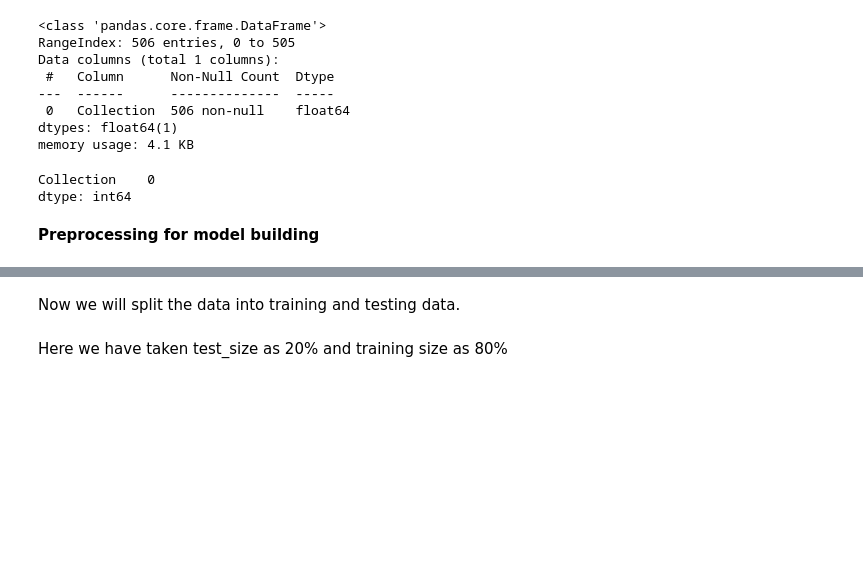
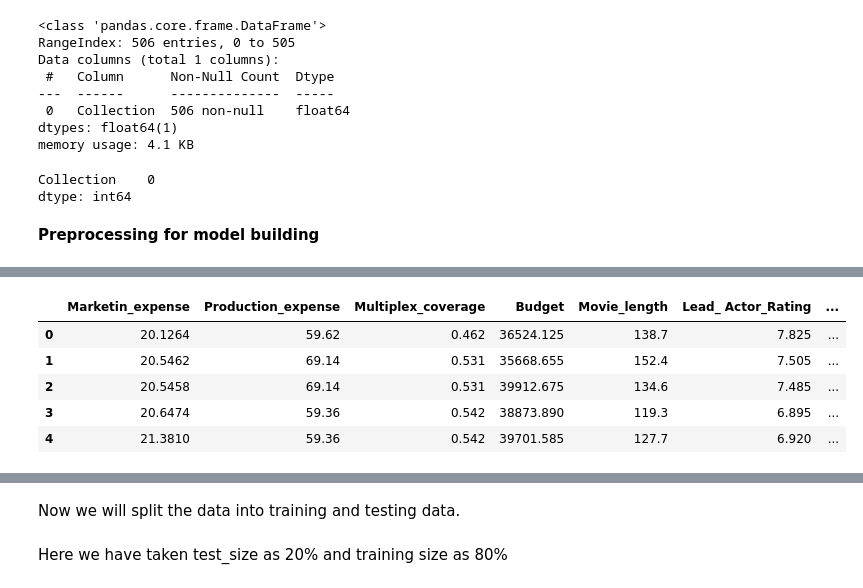
Before and after one commit to deepthisree2000/Movie-Collection-Prediction-Linear-Regression, a Jupyter notebook: Model.ipynb, the cells around one changed output, grey strips where cells are left out. Cells and saved outputs as stored; diff of their text form; code cells hidden in the pictures; blank space fills up the shorter version.

```diff
--- a/Model.ipynb
+++ b/Model.ipynb
@@ -125,2 +128,11 @@ sns.heatmap(x.corr())
+# %%
+df.head()
+# %% [output]
+|  | Marketin_expense | Production_expense | Multiplex_coverage | Budget | Movie_length | Lead_ Actor_Rating | ... |
+| 0 | 20.1264 | 59.62 | 0.462 | 36524.125 | 138.7 | 7.825 | ... |
+| 1 | 20.5462 | 69.14 | 0.531 | 35668.655 | 152.4 | 7.505 | ... |
+| 2 | 20.5458 | 69.14 | 0.531 | 39912.675 | 134.6 | 7.485 | ... |
+| 3 | 20.6474 | 59.36 | 0.542 | 38873.890 | 119.3 | 6.895 | ... |
+| 4 | 21.3810 | 59.36 | 0.542 | 39701.585 | 127.7 | 6.920 | ... |
 # %%
 sns.set(rc = {'figure.figsize':(10,8)})
```
Also changed, not shown: parts of 12 cells of this notebook.
